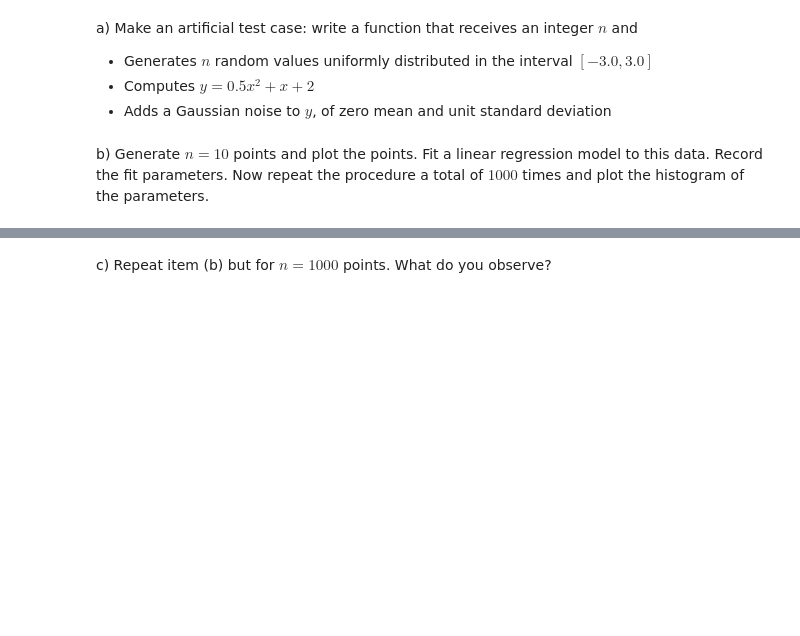
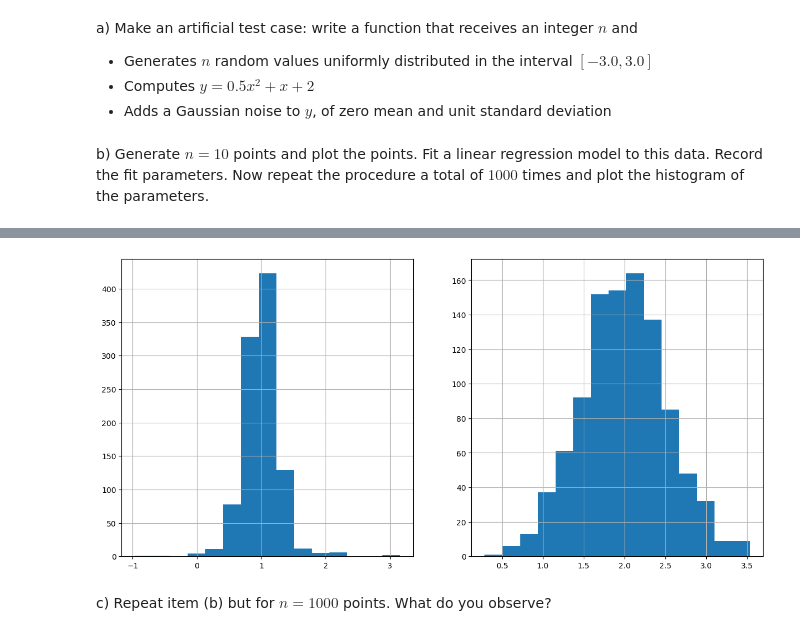
Before and after one commit to LuccaClaro/machine_learning, a Jupyter notebook: labs/04_regression/lab_04_linear_regression.ipynb, the cells around one changed output, grey strips where cells are left out. Drawn from its saved outputs; the diff is of its cells as text; code cells hidden in the pictures; blank space fills up the shorter version.

```diff
--- a/labs/04_regression/lab_04_linear_regression.ipynb
+++ b/labs/04_regression/lab_04_linear_regression.ipynb
@@ -125,2 +126,25 @@ b) Generate $n=10$ points and plot the points. Fit a linear regression model to
+# %%
+coef_a = []
+coef_b = []
+for i in range(1000):
+  f2 = a1(10)
+  poly = PolynomialFeatures(degree=2, include_bias=False)
+  poly_features = poly.fit_transform(f2[0].reshape(-1,1))
+  model = LinearRegression().fit(poly_features, f2[1])
+  y_pred = model.predict(poly_features)
+  coef_a.append(model.coef_[0])
+  coef_b.append(model.intercept_)
+
+plt.figure(figsize=(15,7))
+plt.subplot(1,2,1)
+plt.hist(coef_a, bins = 15)
+plt.grid()
+
+plt.subplot(1,2,2)
+plt.hist(coef_b, bins = 15)
+plt.grid()
+plt.show()
+# %% [output]
+[figure, added]
 # %% [markdown]
 c) Repeat item (b) but for $n=1000$ points. What do you observe?
```
Also changed, not shown: parts of 5 cells of this notebook.
